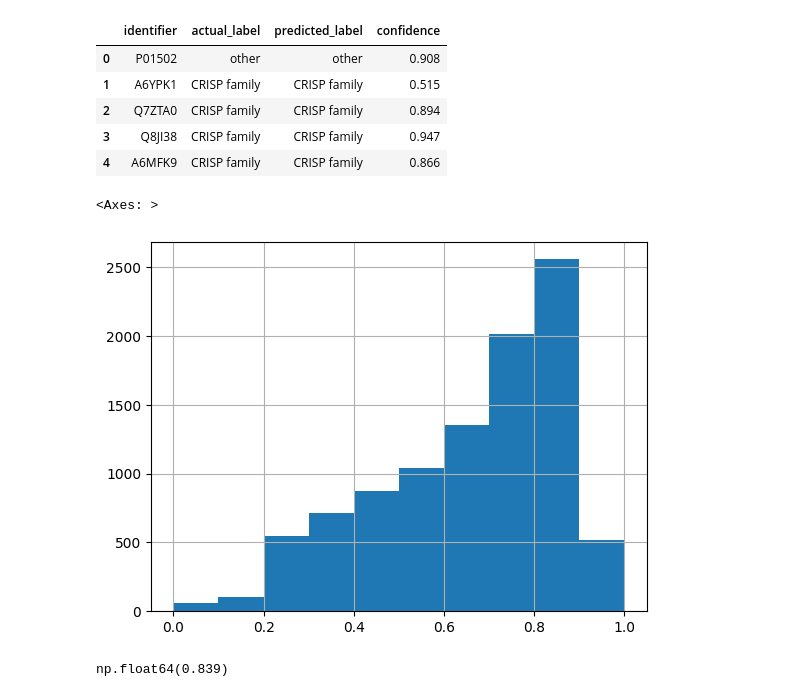
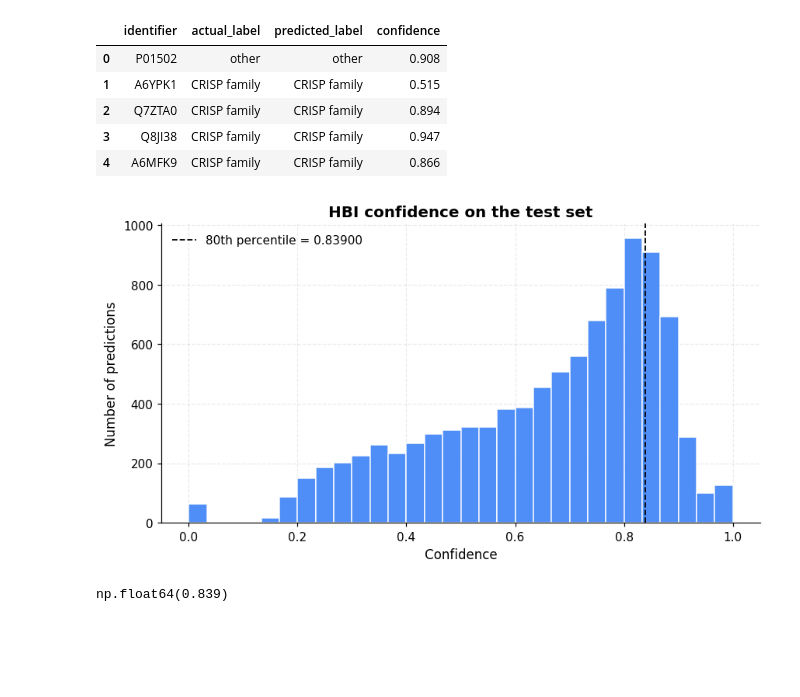
Before and after one commit to Sisistern123/ToxFam, a Jupyter notebook: analysis/eval_exploration.ipynb, the cells around one changed output. Drawn from its saved outputs; the diff is of its cells as text; code cells hidden in the pictures; blank space fills up the shorter version.

```diff
--- a/analysis/eval_exploration.ipynb
+++ b/analysis/eval_exploration.ipynb
@@ -17,10 +118,19 @@ hbi_test.head()
 | 3 | Q8JI38 | CRISP family | CRISP family | 0.947 |
 | 4 | A6MFK9 | CRISP family | CRISP family | 0.866 |
 # %%
-hbi_test["confidence"].hist()
+fig, ax = plt.subplots()
+ax.hist(hbi_test["confidence"], bins=30, color=HBI_COLOR, edgecolor="white", alpha=0.9)
+q80 = hbi_test["confidence"].quantile(0.8)
+ax.axvline(q80, color="black", linestyle="--", linewidth=1.2, label=f"80th percentile = {q80:.5f}")
+ax.set_title("HBI confidence on the test set")
+ax.set_xlabel("Confidence")
+ax.set_ylabel("Number of predictions")
+ax.legend()
+plt.tight_layout()
+save_plot(fig, "test_set_hbi_confidence_histogram.png")
+plt.show()
 # %% [output]
-<Axes: >
-[figure, old version]
+[figure, new version]
 # %%
 hbi_test["confidence"].quantile(0.8)
 # %% [output]
```
Also changed, not shown: parts of 21 cells of this notebook, 18 other files.
